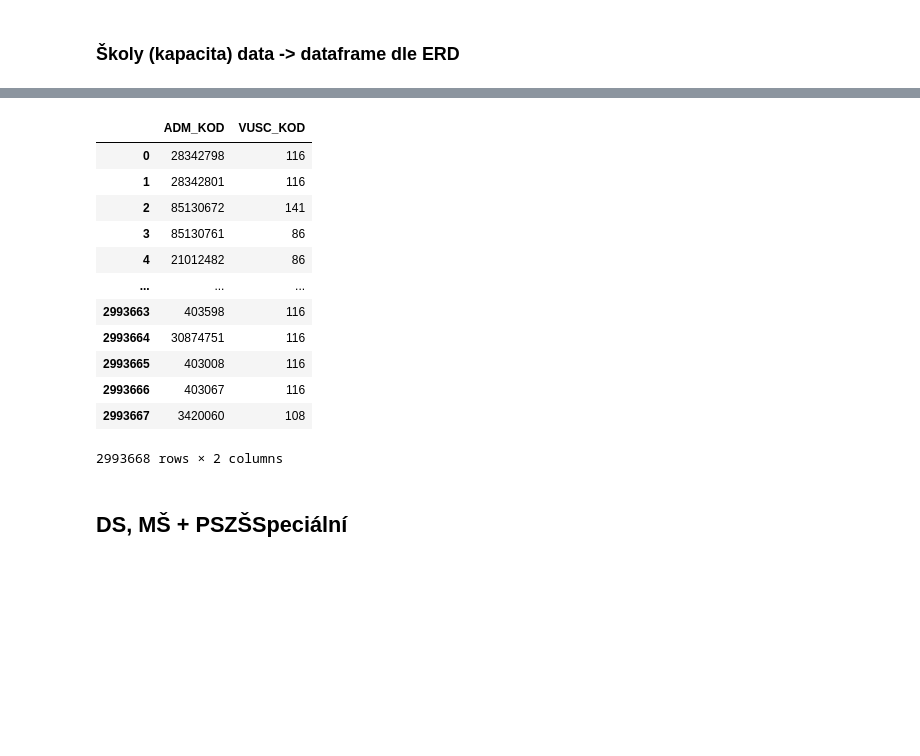
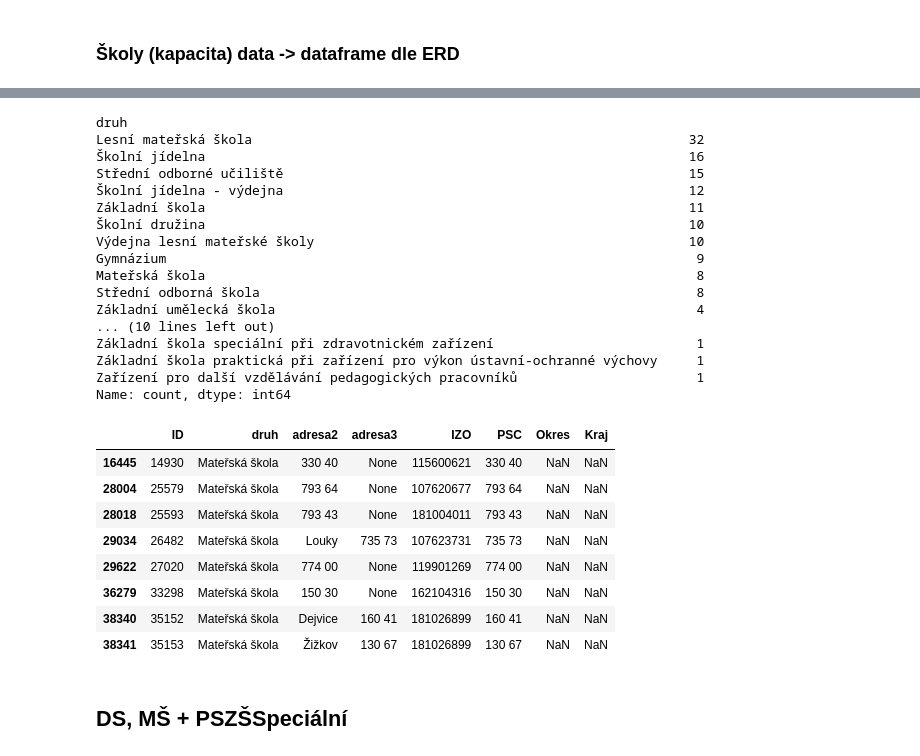
Before and after one commit to klbek/projekt_skolstvi, a Jupyter notebook: zakladni_info-upgrade.ipynb, the cells around one changed output, grey strips where cells are left out. Drawn from its saved outputs; the diff is of its cells as text; code cells hidden in the pictures; blank space fills up the shorter version.

```diff
--- a/zakladni_info-upgrade.ipynb
+++ b/zakladni_info-upgrade.ipynb
@@ -118,20 +128,57 @@ zarizeni_misto.tail(20)
 # %%
-# adresa = pd.read_excel(r'D:\git\skolstvi_projekt\adresa\adresni-mista-vazby-cr.csv', sheet_name='adresni-mista-vazby-cr', header=0, index_col=0, usecols='A, K')
-# adresa
-adresa = pd.read_csv(r'D:\git\skolstvi_projekt\adresa\adresni-mista-vazby-cr.csv', sep=';', usecols=[0,10])
-adresa
+psc_okres = pd.read_csv(r'D:\git\skolstvi_projekt\adresa\psc2okres.csv') # obsahuje duplicity
+okres_kraj = pd.read_csv(r'D:\git\skolstvi_projekt\adresa\okres2kraj.csv') # pouze unikátní hodnoty, íň okresu, než má psc okresů
+
+# psc nutno převést na str a upravit výraz, v zarizeni_misto se nachází názvy měst a pod.
+psc_okres = psc_okres.astype({'PSC':'str'})
+psc_okres['PSC'] = psc_okres['PSC'].apply(lambda x: x[:3] + " " + x[3:])
+psc_okres = psc_okres.drop_duplicates() # dropnutí duplikátu z cca 17tis na cca 3tis záznamů
+# okres_kraj['Okres'].value_counts() #77 okresů
+# psc_okres['Okres'].value_counts() #82 okresů
+# vytvoreni nové tabulky -> dle PSČ zjistime pravděpodobně kraj
+psc_kraj = okres_kraj.merge(psc_okres, how='right', on='Okres')
+# len(psc_kraj['PSC'].unique()) #3007, 3165 je celkový počet, tzn. 158 PSČ celkem figuruje ve vícero krajích
+
+zarizeni_misto2 = zarizeni_misto.merge(psc_kraj, how='left', on='PSC')
+zarizeni_misto2
+zarizeni_misto2[(zarizeni_misto2['Kraj'].isnull()) & (zarizeni_misto2['Okres'].isnull())]['druh'].value_counts()
 # %% [output]
-|  | ADM_KOD | VUSC_KOD |
-| 0 | 28342798 | 116 |
-| 1 | 28342801 | 116 |
-| 2 | 85130672 | 141 |
-| 3 | 85130761 | 86 |
-| 4 | 21012482 | 86 |
-| ... | ... | ... |
-| 2993663 | 403598 | 116 |
-| 2993664 | 30874751 | 116 |
-| 2993665 | 403008 | 116 |
-| 2993666 | 403067 | 116 |
-| 2993667 | 3420060 | 108 |
-2993668 rows × 2 columns
+druh
+Lesní mateřská škola                                                        32
+Školní jídelna                                                              16
+Střední odborné učiliště                                                    15
+Školní jídelna - výdejna                                                    12
+Základní škola                                                              11
+Školní družina                                                              10
+Výdejna lesní mateřské školy                                                10
+Gymnázium                                                                    9
+Mateřská škola                                                               8
+Střední odborná škola                                                        8
+Základní umělecká škola                                                      4
+... (10 lines left out)
+Základní škola speciální při zdravotnickém zařízení                          1
+Základní škola praktická při zařízení pro výkon ústavní-ochranné výchovy     1
+Zařízení pro další vzdělávání pedagogických pracovníků                       1
+Name: count, dtype: int64
+# %%
+# zarizeni_misto2[zarizeni_misto2['Kraj'].isnull()]['Okres'].info() #non null 3357
+# zarizeni_misto2[zarizeni_misto2['Kraj'].isnull()]#['Okres'] # 3518 rows
+# zarizeni_misto2.info()
+# zarizeni_misto2
+# zarizeni_misto2[['Okres', 'Kraj']]
+zarizeni_misto2[(zarizeni_misto2['druh'] == 'Mateřská škola') & (zarizeni_misto2['Okres'].isnull())]
+# zarizeni_misto2[zarizeni_misto2['druh'] == 'Mateřská škola']['Okres'].info()
+
+
+# NUTNO POŘEŠIT PSČ VS 2 KRAJE!
+# %% [output]
+|  | ID | druh | adresa2 | adresa3 | IZO | PSC | Okres | Kraj |
+| 16445 | 14930 | Mateřská škola | 330 40 | None | 115600621 | 330 40 | NaN | NaN |
+| 28004 | 25579 | Mateřská škola | 793 64 | None | 107620677 | 793 64 | NaN | NaN |
+| 28018 | 25593 | Mateřská škola | 793 43 | None | 181004011 | 793 43 | NaN | NaN |
+| 29034 | 26482 | Mateřská škola | Louky | 735 73 | 107623731 | 735 73 | NaN | NaN |
+| 29622 | 27020 | Mateřská škola | 774 00 | None | 119901269 | 774 00 | NaN | NaN |
+| 36279 | 33298 | Mateřská škola | 150 30 | None | 162104316 | 150 30 | NaN | NaN |
+| 38340 | 35152 | Mateřská škola | Dejvice | 160 41 | 181026899 | 160 41 | NaN | NaN |
+| 38341 | 35153 | Mateřská škola | Žižkov | 130 67 | 181026899 | 130 67 | NaN | NaN |
 # %% [markdown]
```
Also changed, not shown: parts of 3 cells of this notebook.
